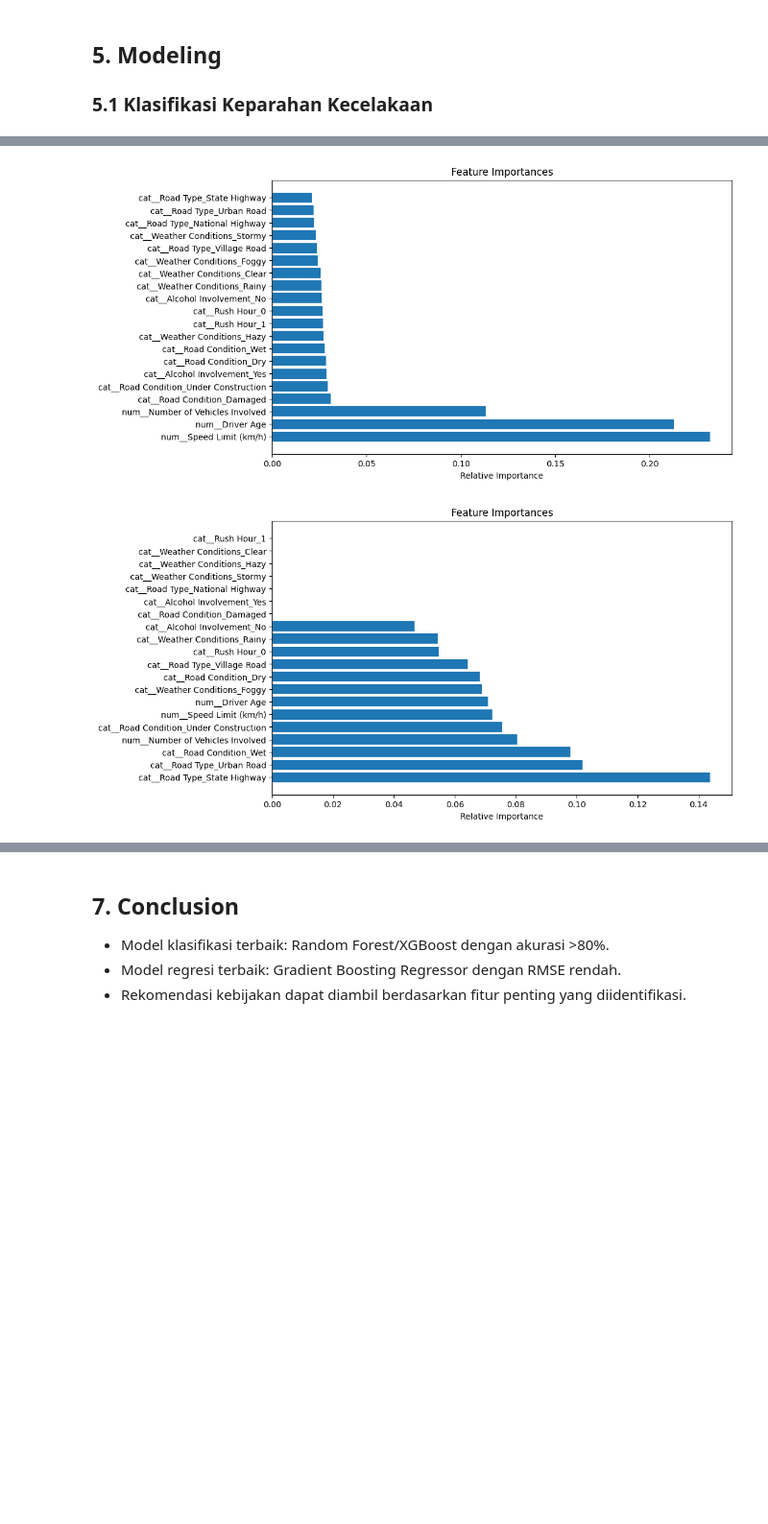
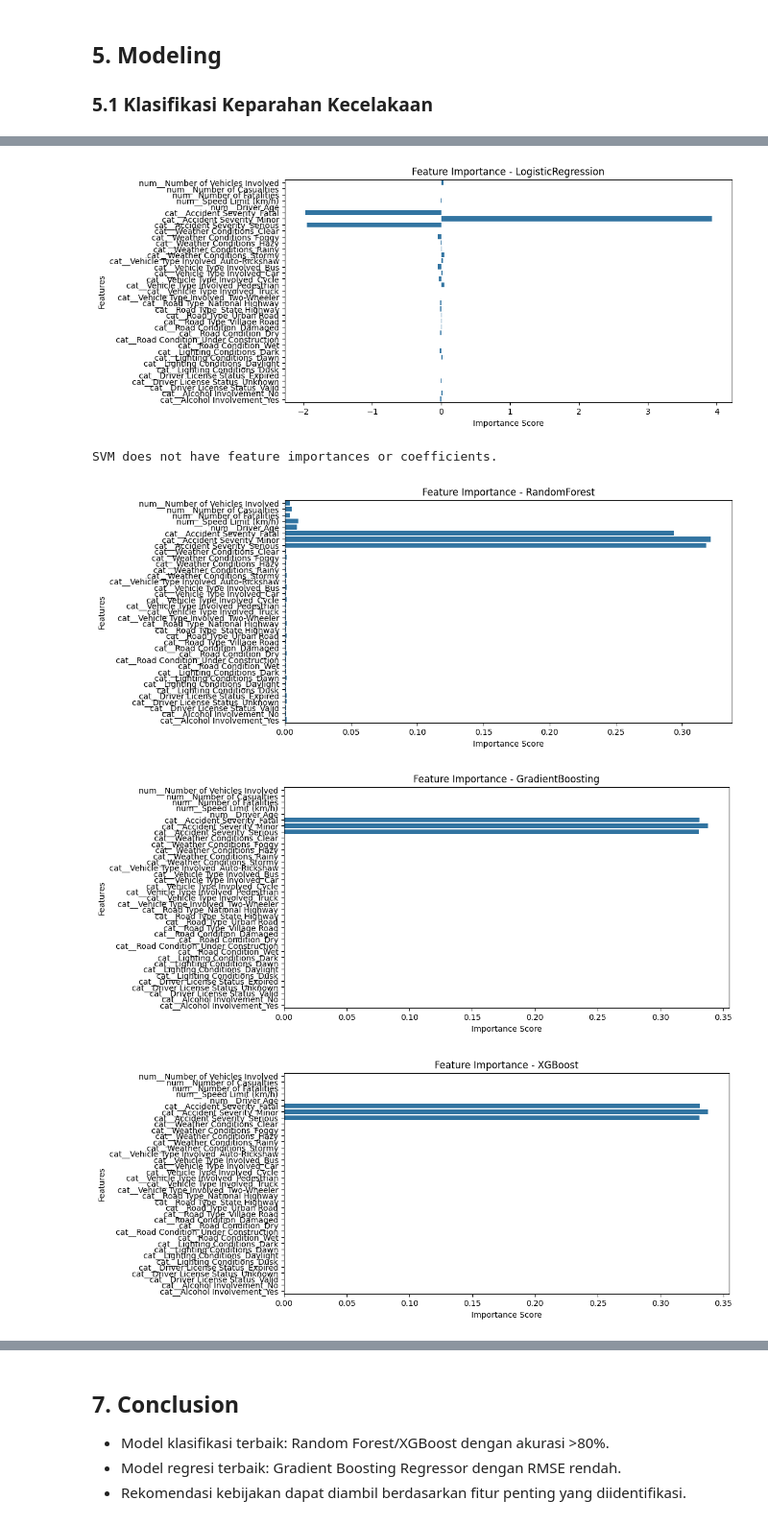
Before and after one commit to adrianramadhan/india-road-accident-prediction-applied-machine-learning-submission, a Jupyter notebook: accident_prediction_notebook.ipynb, the cells around one changed output, grey strips where cells are left out. Shown at 96% size. Drawn from its saved outputs; the diff is of its cells as text; code cells hidden in the pictures; blank space fills up the shorter version.

Commit message:
classification modeling

```diff
--- a/accident_prediction_notebook.ipynb
+++ b/accident_prediction_notebook.ipynb
@@ -304,8 +234,16 @@ GridSearchCV(cv=3,
 # %%
 # Evaluasi model klasifikasi
-for name, model in [('RF', gs_rf.best_estimator_), ('XGB', gs_xgb.best_estimator_)]:
-    y_pred = model.predict(X_test_cls)
-    print(f"--- {name} ---")
-    print("Accuracy:", accuracy_score(y_test_cls, y_pred))
-    print(classification_report(y_test_cls, y_pred, target_names=le.classes_))
+results = {}
+for name, clf in models.items():
+    pipe = Pipeline([
+        ('preprocessor', preprocessor),
+        ('classifier', clf)
+    ])
+    pipe.fit(X_train, y_train)
+    y_pred = pipe.predict(X_test)
+    acc = accuracy_score(y_test, y_pred)
+    print(f"=== {name} ===")
+    print(f"Accuracy: {acc:.3f}")
+    print(classification_report(y_test, y_pred, target_names=['Minor','Serious','Fatal']))
+    results[name] = acc
 # %% [output]
@@ -329,16 +298,35 @@ weighted avg       0.33      0.33      0.33       900
 # %%
 # Feature Importance
-def plot_feature_importance(model, feature_names):
-    importances = model.feature_importances_
-    indices = np.argsort(importances)[::-1]
-    plt.figure(figsize=(10, 6))
-    plt.title('Feature Importances')
-    plt.barh(range(len(indices)), importances[indices], align='center')
-    plt.yticks(range(len(indices)), [feature_names[i] for i in indices])
-    plt.xlabel('Relative Importance')
-    plt.show()
-plot_feature_importance(gs_rf.best_estimator_.named_steps['clf'], gs_rf.best_estimator_.named_steps['prep'].get_feature_names_out())
-plot_feature_importance(gs_xgb.best_estimator_.named_steps['clf'], gs_xgb.best_estimator_.named_steps['prep'].get_feature_names_out())
+importances = {}
+for name, clf in models.items():
+    if hasattr(clf, 'feature_importances_'):
+        importances[name] = clf.feature_importances_
+    elif hasattr(clf, 'coef_'):
+        importances[name] = clf.coef_[0]
+    else:
+        importances[name] = None
+
+# Retrieve feature names after preprocessing
+preprocessor.fit(X_train)
+feature_names = preprocessor.get_feature_names_out()
+
+# Plot Feature Importance
+for name, importance in importances.items():
+    if importance is not None:
+        if len(importance) == len(feature_names):  # Ensure lengths match
+            plt.figure(figsize=(10, 5))
+            sns.barplot(x=importance, y=feature_names)
+            plt.title(f'Feature Importance - {name}')
+            plt.xlabel('Importance Score')
+            plt.ylabel('Features')
+            plt.show()
+        else:
+            print(f"Feature importance length mismatch for {name}.")
+    else:
+        print(f"{name} does not have feature importances or coefficients.")
 # %% [output]
-[figure, old version]
+[figure, new version]
+SVM does not have feature importances or coefficients.
-[figure, old version]
+[figure, new version]
+[figure, added]
+[figure, added]
```
Also changed, not shown: parts of 16 cells of this notebook.
